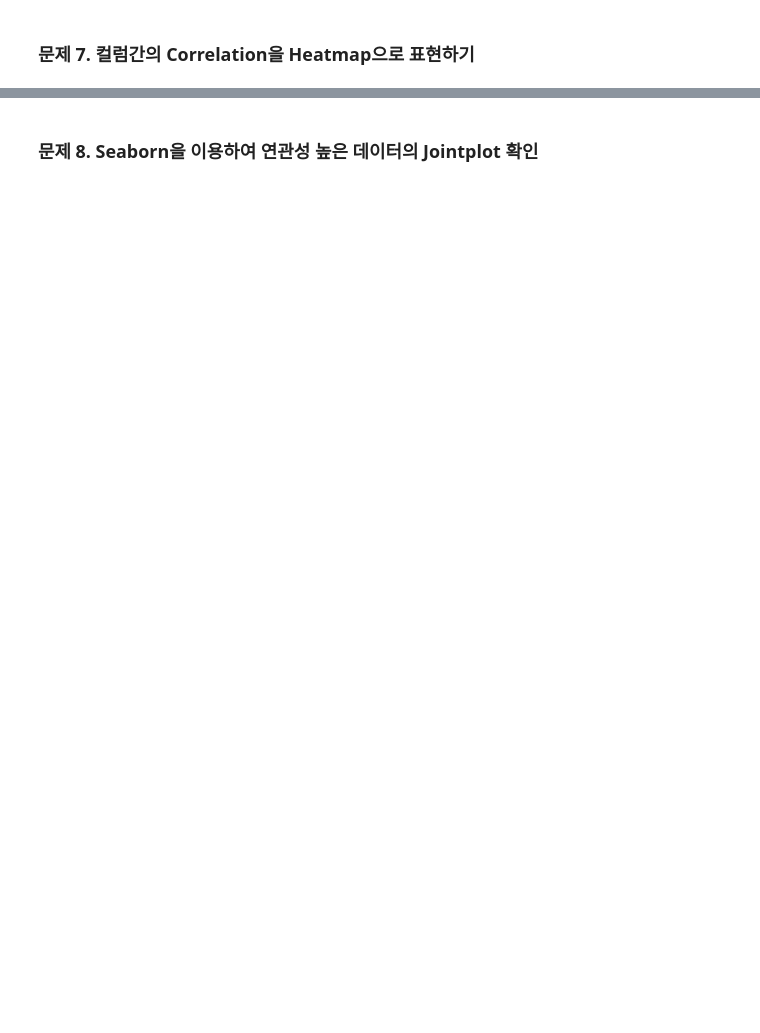
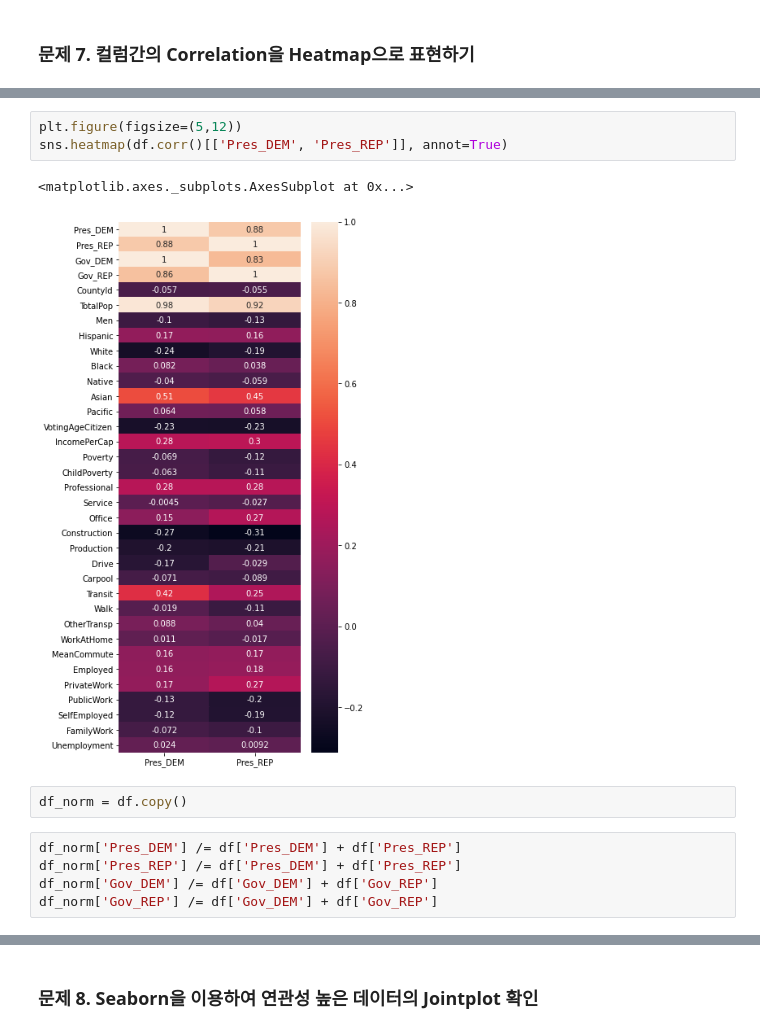
Before and after one commit to khiljaekang/colab, a Jupyter notebook: 미국의_대통령은_어떻게_뽑힐까.ipynb, the cells around one changed output, grey strips where cells are left out. Drawn from its saved outputs; the diff is of its cells as text; blank space fills up the shorter version.

```diff
--- a/미국의_대통령은_어떻게_뽑힐까.ipynb
+++ b/미국의_대통령은_어떻게_뽑힐까.ipynb
@@ -325,0 +368,13 @@ df_census.drop(['Income', 'IncomeErr','IncomePerCapErr'], axis=1, inplace=True)
+# %%
+plt.figure(figsize=(5,12))
+sns.heatmap(df.corr()[['Pres_DEM', 'Pres_REP']], annot=True)
+# %% [output]
+<matplotlib.axes._subplots.AxesSubplot at 0x...>
+[figure, added]
+# %%
+df_norm = df.copy()
+# %%
+df_norm['Pres_DEM'] /= df['Pres_DEM'] + df['Pres_REP']
+df_norm['Pres_REP'] /= df['Pres_DEM'] + df['Pres_REP']
+df_norm['Gov_DEM'] /= df['Gov_DEM'] + df['Gov_REP']
+df_norm['Gov_REP'] /= df['Gov_DEM'] + df['Gov_REP']
```
Also changed, not shown: parts of 49 cells of this notebook.
